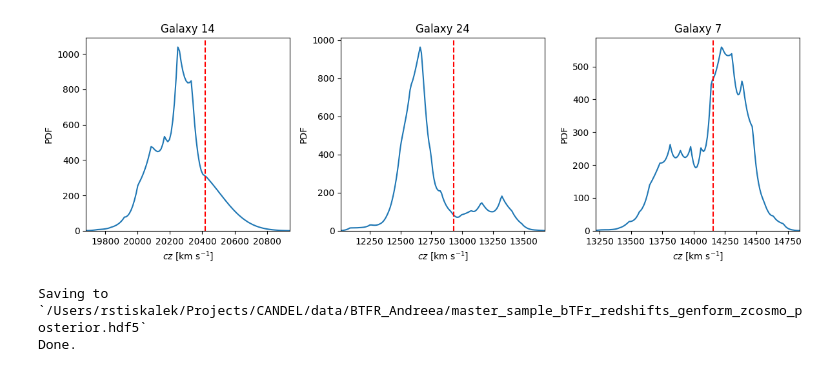
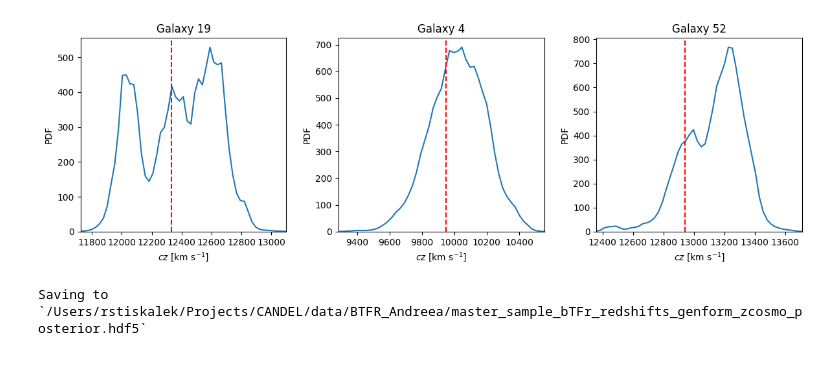
Before and after one commit to Richard-Sti/CANDEL, a Jupyter notebook: notebooks/redshift2real/basic_runs.ipynb, the cells around one changed output. Cells and saved outputs as stored; diff of their text form; code cells hidden in the pictures.

```diff
--- a/notebooks/redshift2real/basic_runs.ipynb
+++ b/notebooks/redshift2real/basic_runs.ipynb
@@ -74,13 +69,13 @@ Saving to `/Users/rstiskalek/Projects/CANDEL/data/CF4_HQ/BIGSPARC_list_genform.t
 # %%
-# fname = "/Users/rstiskalek/Projects/CANDEL/data/CF4_HQ/CF4HQ_genform.txt"
-# fname_los = "/Users/rstiskalek/Projects/CANDEL/data/CF4_HQ/CF4HQ_genform_LOS_Carrick2015.hdf5"
+fname = "/Users/rstiskalek/Projects/CANDEL/data/CF4_HQ/BIGSPARC_list_genform.txt"
+fname_los = "/Users/rstiskalek/Projects/CANDEL/data/CF4_HQ/BIGSPARC_list_genform_LOS_manticore_2MPP_MULTIBIN_N256_DES_V2.hdf5"
 
-fname = "/Users/rstiskalek/Projects/CANDEL/data/BTFR_Andreea/master_sample_bTFr_redshifts_genform.txt"
-fname_los = "/Users/rstiskalek/Projects/CANDEL/data/BTFR_Andreea/master_sample_bTFr_redshifts_genform_LOS_manticore_2MPP_MULTIBIN_N256_DES_V2.hdf5"
+# fname = "/Users/rstiskalek/Projects/CANDEL/data/BTFR_Andreea/master_sample_bTFr_redshifts_genform.txt"
+# fname_los = "/Users/rstiskalek/Projects/CANDEL/data/BTFR_Andreea/master_sample_bTFr_redshifts_genform_LOS_manticore_2MPP_MULTIBIN_N256_DES_V2.hdf5"
 
 fname_samples = "/Users/rstiskalek/Projects/CANDEL/results/precomputed_los_manticore_2MPP_MULTIBIN_N256_DES_V2_CF4_W1_noMNR_double_powerlaw_beta_1.0.hdf5"
 which_bias = "double_powerlaw"
-num_downsample = 100
+num_downsample = 500
 # %%
 redshift2dist = candel.Redshift2Distance()
 
@@ -108,8 +103,8 @@ z_max = np.max(input_data["zcmb"])
 Rmax = float(redshift2dist(np.atleast_1d(z_max * 1.5))[0])
 print(f"Rmax = {Rmax:.2f} Mpc/h (from z_max = {z_max:.4f})")
 
-# Grid spacing ~0.1 Mpc/h, ensure odd for Simpson
-dr = 0.1
+# Grid spacing in Mpc/h, ensure odd for Simpson
+dr = 0.25
 num_rgrid = int(np.ceil((Rmax - Rmin) / dr))
 if num_rgrid % 2 == 0:
     num_rgrid += 1
@@ -137,14 +132,8 @@ num_rgrid = 3505
 # %%
-model = candel.redshift2real.Redshift2RealNumerical(**model_kwargs)
+model = candel.redshift2real.Redshift2Real(**model_kwargs)
 
 # Debug: check intermediate values
 print(f"r_grid range: {model.los_grid_r.min():.6f} to {model.los_grid_r.max():.2f}")
 z_grid_check = model.dist2redshift(model.los_grid_r)
 print(f"z_grid range: {z_grid_check.min():.6f} to {z_grid_check.max():.6f}")
-
-z_grid, log_posterior = model()
-
-summary = model.posterior_summary(z_grid, log_posterior)
-print(f"\nMean z_cosmo: {summary['mean'][:5]} ...")
-print(f"Std z_cosmo: {summary['std'][:5]} ...")
 # %% [output]
@@ -166,8 +156,9 @@ seed = None
 np.random.seed(seed)
 
 nshow = 3
-idx = np.random.choice(log_posterior.shape[0], nshow, replace=False)
+# idx = np.random.choice(log_posterior.shape[0], nshow, replace=False)
 # idx = [13, 12, 16]
+idx = [19, 4, 52]
 
 plt.figure(figsize=(12, 4))
 
@@ -175,34 +166,34 @@ posterior = np.exp(log_posterior)
 
 for j, i in enumerate(idx):
     plt.subplot(1, nshow, j + 1)
 
     # Find percentile range for xlim
     cdf = np.cumsum(posterior[i, :])
     cdf /= cdf[-1]
     z_low = z_grid[np.searchsorted(cdf, 0.0001)]
     z_high = z_grid[min(np.searchsorted(cdf, 0.9999), len(z_grid) - 1)]
 
     plt.plot(
         candel.SPEED_OF_LIGHT * z_grid,
         posterior[i, :],
         color="C0"
     )
     plt.axvline(
         candel.SPEED_OF_LIGHT * input_data["zcmb"][i],
         color="red",
         linestyle="--",
         label="zcmb"
     )
     plt.xlim(candel.SPEED_OF_LIGHT * z_low, candel.SPEED_OF_LIGHT * z_high)
     plt.ylim(0)
     plt.title(f"Galaxy {i}")
     plt.xlabel(r"$cz$ [km s$^{-1}$]")
     plt.ylabel("PDF")
 
 plt.tight_layout()
 plt.show()
 # %% [output]
-[figure, old version]
+[figure, new version]
 # %%
 # Save to HDF5
 fname_out = fname.replace(".txt", "_zcosmo_posterior.hdf5")
@@ -224,4 +215,3 @@ with File(fname_out, 'w') as f:
     f.create_dataset("zcosmo_p84", data=summary['ci_high'])
 # %% [output]
 Saving to `/Users/rstiskalek/Projects/CANDEL/data/BTFR_Andreea/master_sample_bTFr_redshifts_genform_zcosmo_posterior.hdf5`
-Done.
```
Also changed, not shown: parts of 5 cells of this notebook.
